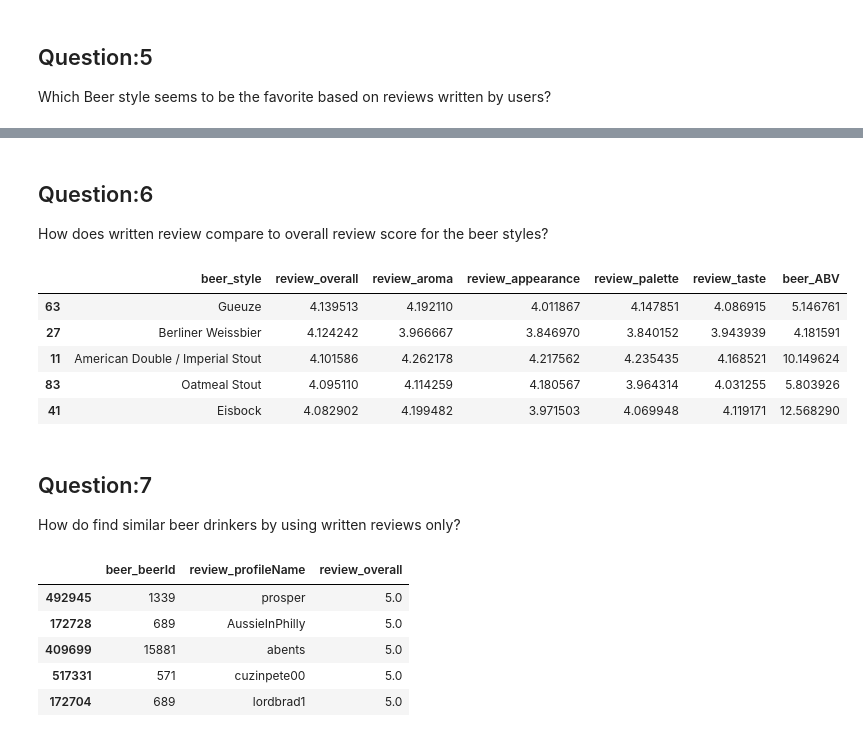
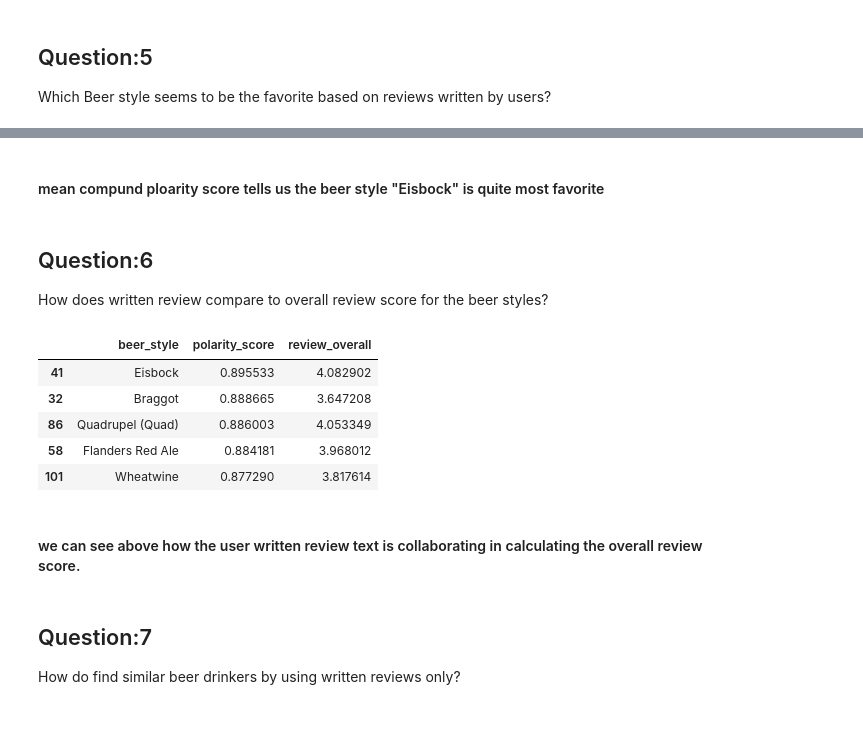
Before and after one commit to Juned-Ansari/BeerDataScienceProject, a Jupyter notebook: BeerDataScienceProject.ipynb, the cells around one changed output, grey strips where cells are left out. Saved outputs shown, nothing was run; the diff lists cells and outputs as text; code cells hidden in the pictures.

```diff
--- a/BeerDataScienceProject.ipynb
+++ b/BeerDataScienceProject.ipynb
@@ -417,0 +516,5 @@ Name: beer_style, dtype: object
+# %%
+import nltk
+nltk.download("vader_lexicon")
+from nltk.sentiment.vader import SentimentIntensityAnalyzer
+sia = SentimentIntensityAnalyzer()
@@ -417,0 +525,2 @@ Name: beer_style, dtype: object
+# %%
+df['polarity_score'] = df['review_text'].apply(lambda x: sia.polarity_scores(x)['compound'])
@@ -418,34 +552,24 @@ Name: beer_style, dtype: object
+# %% [markdown]
+#### mean compund ploarity score tells us the beer style "Eisbock" is quite most favorite
 # %% [markdown]
 ## Question:6
 How does written review compare to overall review score for the beer styles?
 # %%
 reviews_all = df.groupby('beer_style').agg({
-                                            'review_overall': np.mean,
-                                            'review_aroma': np.mean,
-                                            'review_appearance': np.mean,
-                                            'review_palette': np.mean,
-                                            'review_taste': np.mean,
-                                            'beer_ABV': np.mean
+                                            'polarity_score': np.mean,
+                                            'review_overall': np.mean
                                         })
-review_score_beerstyle = pd.DataFrame(reviews_all.reset_index()).sort_values(['review_overall', 'review_aroma','review_appearance','review_palette','review_taste','beer_ABV'], ascending=[False,False, False, False, False, False])
+review_score_beerstyle = pd.DataFrame(reviews_all.reset_index()).sort_values(['polarity_score','review_overall'], ascending=[False,False])
 review_score_beerstyle.head()
 # %% [output]
-|  | beer_style | review_overall | review_aroma | review_appearance | review_palette | review_taste | beer_ABV |
-| 63 | Gueuze | 4.139513 | 4.192110 | 4.011867 | 4.147851 | 4.086915 | 5.146761 |
-| 27 | Berliner Weissbier | 4.124242 | 3.966667 | 3.846970 | 3.840152 | 3.943939 | 4.181591 |
-| 11 | American Double / Imperial Stout | 4.101586 | 4.262178 | 4.217562 | 4.235435 | 4.168521 | 10.149624 |
-| 83 | Oatmeal Stout | 4.095110 | 4.114259 | 4.180567 | 3.964314 | 4.031255 | 5.803926 |
-| 41 | Eisbock | 4.082902 | 4.199482 | 3.971503 | 4.069948 | 4.119171 | 12.568290 |
+|  | beer_style | polarity_score | review_overall |
+| 41 | Eisbock | 0.895533 | 4.082902 |
+| 32 | Braggot | 0.888665 | 3.647208 |
+| 86 | Quadrupel (Quad) | 0.886003 | 4.053349 |
+| 58 | Flanders Red Ale | 0.884181 | 3.968012 |
+| 101 | Wheatwine | 0.877290 | 3.817614 |
+# %% [markdown]
+#### we can see above how the user written review text is collaborating in calculating the overall review score.
 # %% [markdown]
 ## Question:7
 How do find similar beer drinkers by using written reviews only?
-# %%
-ratings = df[['beer_beerId','review_profileName','review_overall']]
-ratings.head()
-# %% [output]
-|  | beer_beerId | review_profileName | review_overall |
-| 492945 | 1339 | prosper | 5.0 |
-| 172728 | 689 | AussieInPhilly | 5.0 |
-| 409699 | 15881 | abents | 5.0 |
-| 517331 | 571 | cuzinpete00 | 5.0 |
-| 172704 | 689 | lordbrad1 | 5.0 |
```
Also changed, not shown: parts of 70 cells of this notebook.
